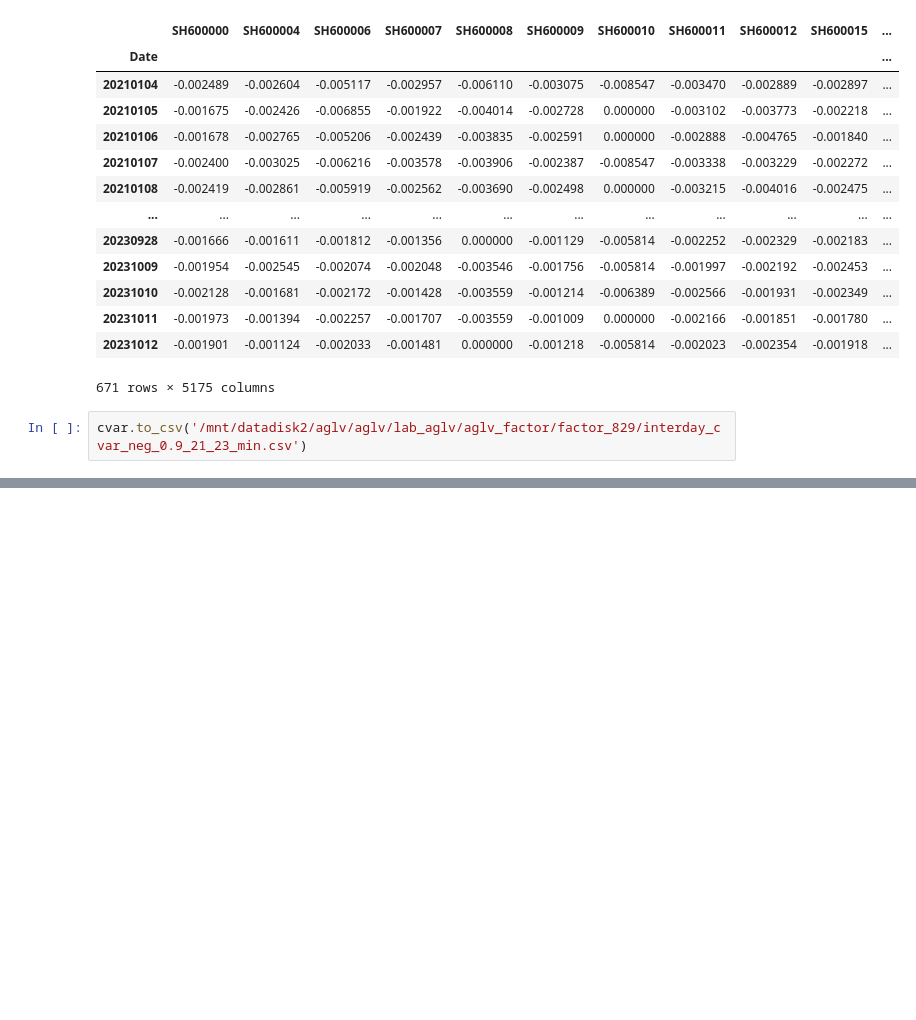
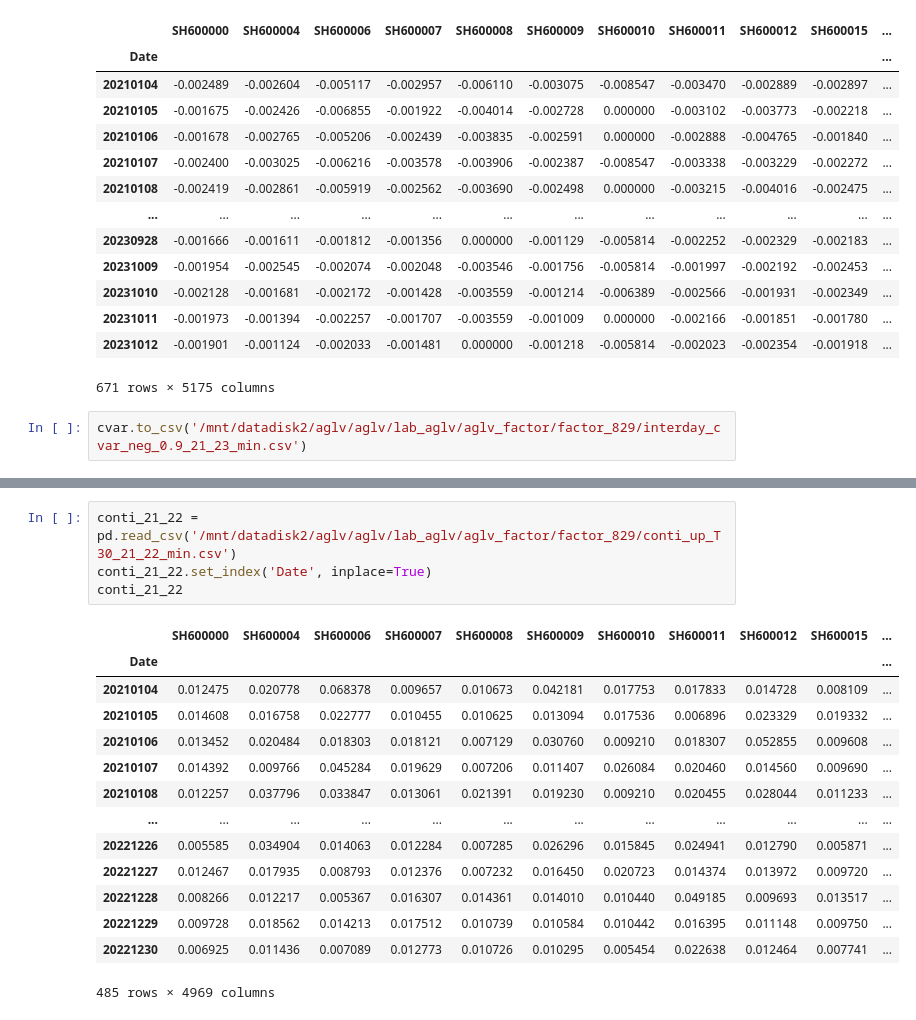
Before and after one commit to ForestMayJun/Quant, a Jupyter notebook: minute_alpha/alpha_interday_cVar.ipynb, the cells around one changed output, grey strips where cells are left out. Cells and saved outputs as stored; diff of their text form; blank space fills up the shorter version.

```diff
--- a/minute_alpha/alpha_interday_cVar.ipynb
+++ b/minute_alpha/alpha_interday_cVar.ipynb
@@ -183,0 +231,19 @@ cvar.to_csv('/mnt/datadisk2/aglv/aglv/lab_aglv/aglv_factor/factor_829/interday_c
+# %%
+conti_21_22 = pd.read_csv('/mnt/datadisk2/aglv/aglv/lab_aglv/aglv_factor/factor_829/conti_up_T30_21_22_min.csv')
+conti_21_22.set_index('Date', inplace=True)
+conti_21_22
+# %% [output]
+|  | SH600000 | SH600004 | SH600006 | SH600007 | SH600008 | SH600009 | SH600010 | SH600011 | SH600012 | SH600015 | ... |
+| Date |  |  |  |  |  |  |  |  |  |  | ... |
+| 20210104 | 0.012475 | 0.020778 | 0.068378 | 0.009657 | 0.010673 | 0.042181 | 0.017753 | 0.017833 | 0.014728 | 0.008109 | ... |
+| 20210105 | 0.014608 | 0.016758 | 0.022777 | 0.010455 | 0.010625 | 0.013094 | 0.017536 | 0.006896 | 0.023329 | 0.019332 | ... |
+| 20210106 | 0.013452 | 0.020484 | 0.018303 | 0.018121 | 0.007129 | 0.030760 | 0.009210 | 0.018307 | 0.052855 | 0.009608 | ... |
+| 20210107 | 0.014392 | 0.009766 | 0.045284 | 0.019629 | 0.007206 | 0.011407 | 0.026084 | 0.020460 | 0.014560 | 0.009690 | ... |
+| 20210108 | 0.012257 | 0.037796 | 0.033847 | 0.013061 | 0.021391 | 0.019230 | 0.009210 | 0.020455 | 0.028044 | 0.011233 | ... |
+| ... | ... | ... | ... | ... | ... | ... | ... | ... | ... | ... | ... |
+| 20221226 | 0.005585 | 0.034904 | 0.014063 | 0.012284 | 0.007285 | 0.026296 | 0.015845 | 0.024941 | 0.012790 | 0.005871 | ... |
+| 20221227 | 0.012467 | 0.017935 | 0.008793 | 0.012376 | 0.007232 | 0.016450 | 0.020723 | 0.014374 | 0.013972 | 0.009720 | ... |
+| 20221228 | 0.008266 | 0.012217 | 0.005367 | 0.016307 | 0.014361 | 0.014010 | 0.010440 | 0.049185 | 0.009693 | 0.013517 | ... |
+| 20221229 | 0.009728 | 0.018562 | 0.014213 | 0.017512 | 0.010739 | 0.010584 | 0.010442 | 0.016395 | 0.011148 | 0.009750 | ... |
+| 20221230 | 0.006925 | 0.011436 | 0.007089 | 0.012773 | 0.010726 | 0.010295 | 0.005454 | 0.022638 | 0.012464 | 0.007741 | ... |
+485 rows × 4969 columns
```
Also changed, not shown: parts of 8 cells of this notebook, 4 other files.
